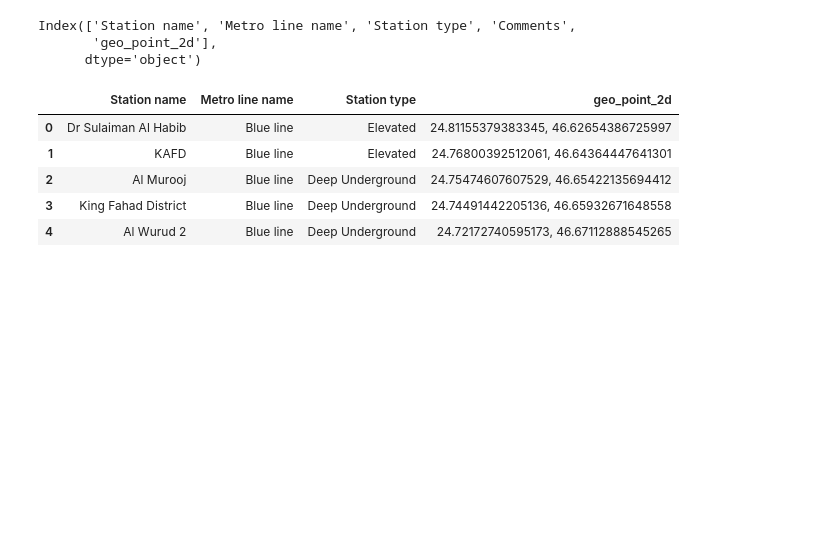
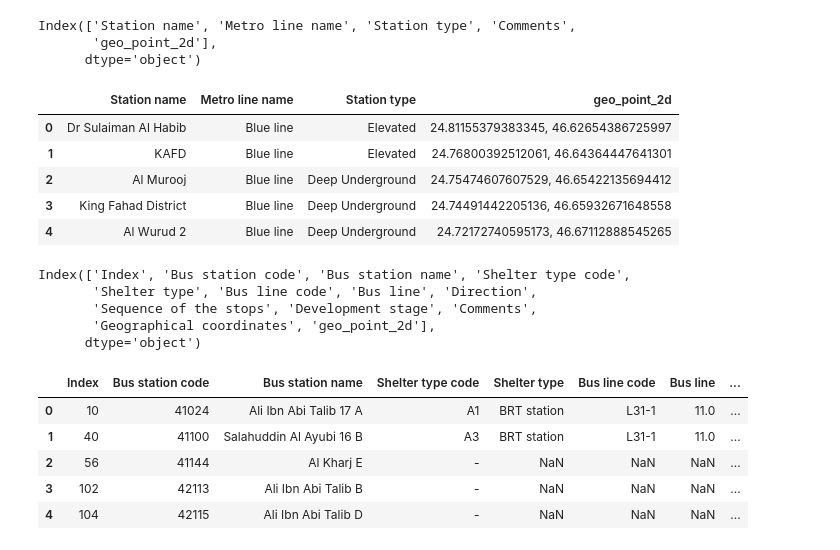
Before and after one commit to AbdulrahmanB-25/Machine_Learning_Competition, a Jupyter notebook: MetroStationDataset.ipynb, the cells around one changed output. Cells and saved outputs as stored; diff of their text form; code cells hidden in the pictures; blank space fills up the shorter version.

```diff
--- a/MetroStationDataset.ipynb
+++ b/MetroStationDataset.ipynb
@@ -81,3 +81,22 @@ df.head()
 | 2 | Al Murooj | Blue line | Deep Underground | 24.75474607607529, 46.65422135694412 |
 | 3 | King Fahad District | Blue line | Deep Underground | 24.74491442205136, 46.65932671648558 |
 | 4 | Al Wurud 2 | Blue line | Deep Underground | 24.72172740595173, 46.67112888545265 |
+# %%
+import pandas as pd
+
+df_bus = pd.read_csv('bus-stops-in-riyadh-by-bus-route-direction-and-shelter-type-2024.csv')
+
+print(df_bus.columns)
+df_bus.head()
+# %% [output]
+Index(['Index', 'Bus station code', 'Bus station name', 'Shelter type code',
+       'Shelter type', 'Bus line code', 'Bus line', 'Direction',
+       'Sequence of the stops', 'Development stage', 'Comments',
+       'Geographical coordinates', 'geo_point_2d'],
+      dtype='object')
+|  | Index | Bus station code | Bus station name | Shelter type code | Shelter type | Bus line code | Bus line | ... |
+| 0 | 10 | 41024 | Ali Ibn Abi Talib 17 A | A1 | BRT station | L31-1 | 11.0 | ... |
+| 1 | 40 | 41100 | Salahuddin Al Ayubi 16 B | A3 | BRT station | L31-1 | 11.0 | ... |
+| 2 | 56 | 41144 | Al Kharj E | - | NaN | NaN | NaN | ... |
+| 3 | 102 | 42113 | Ali Ibn Abi Talib B | - | NaN | NaN | NaN | ... |
+| 4 | 104 | 42115 | Ali Ibn Abi Talib D | - | NaN | NaN | NaN | ... |
```
Also changed, not shown: parts of 9 cells of this notebook.
